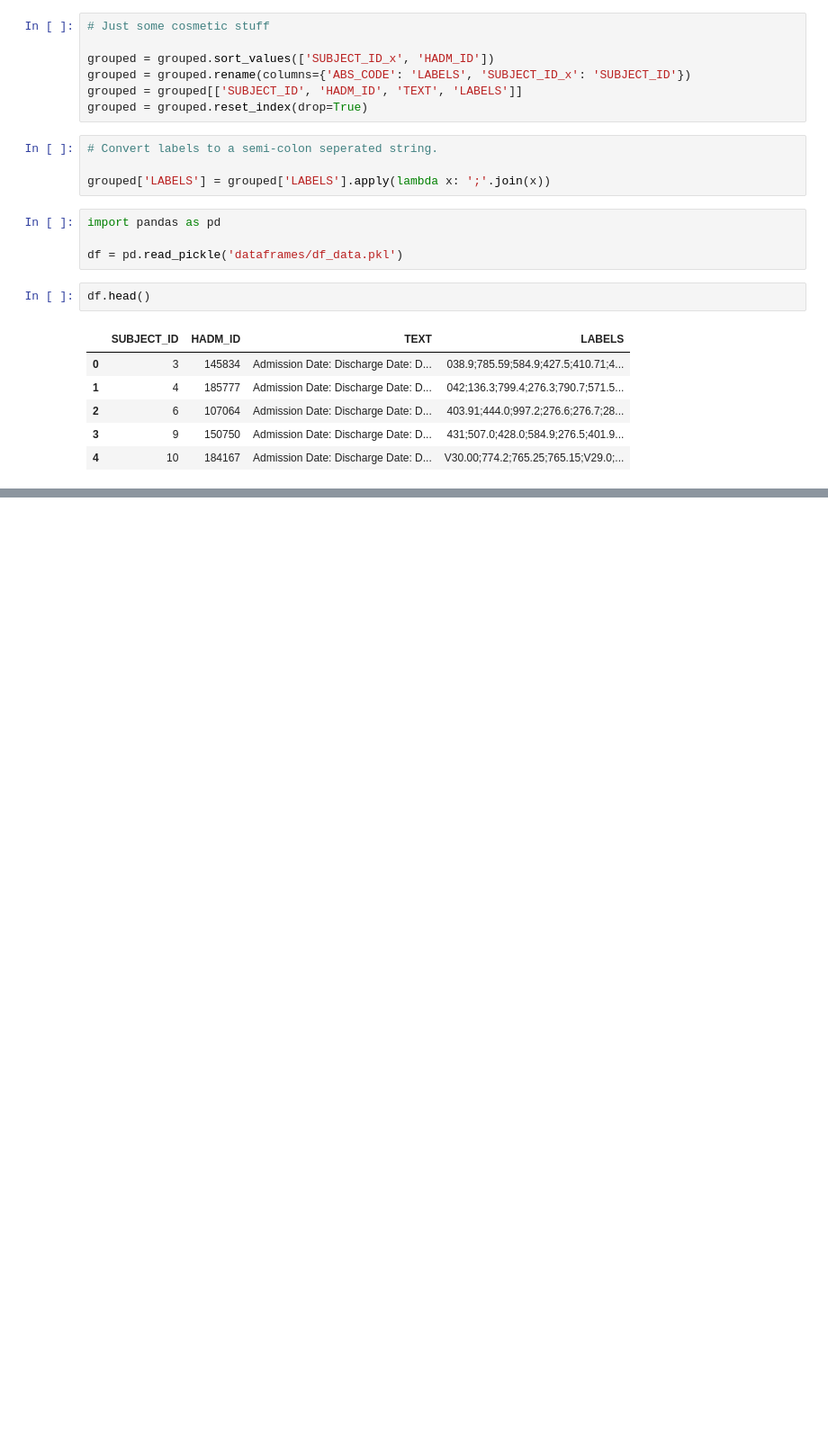
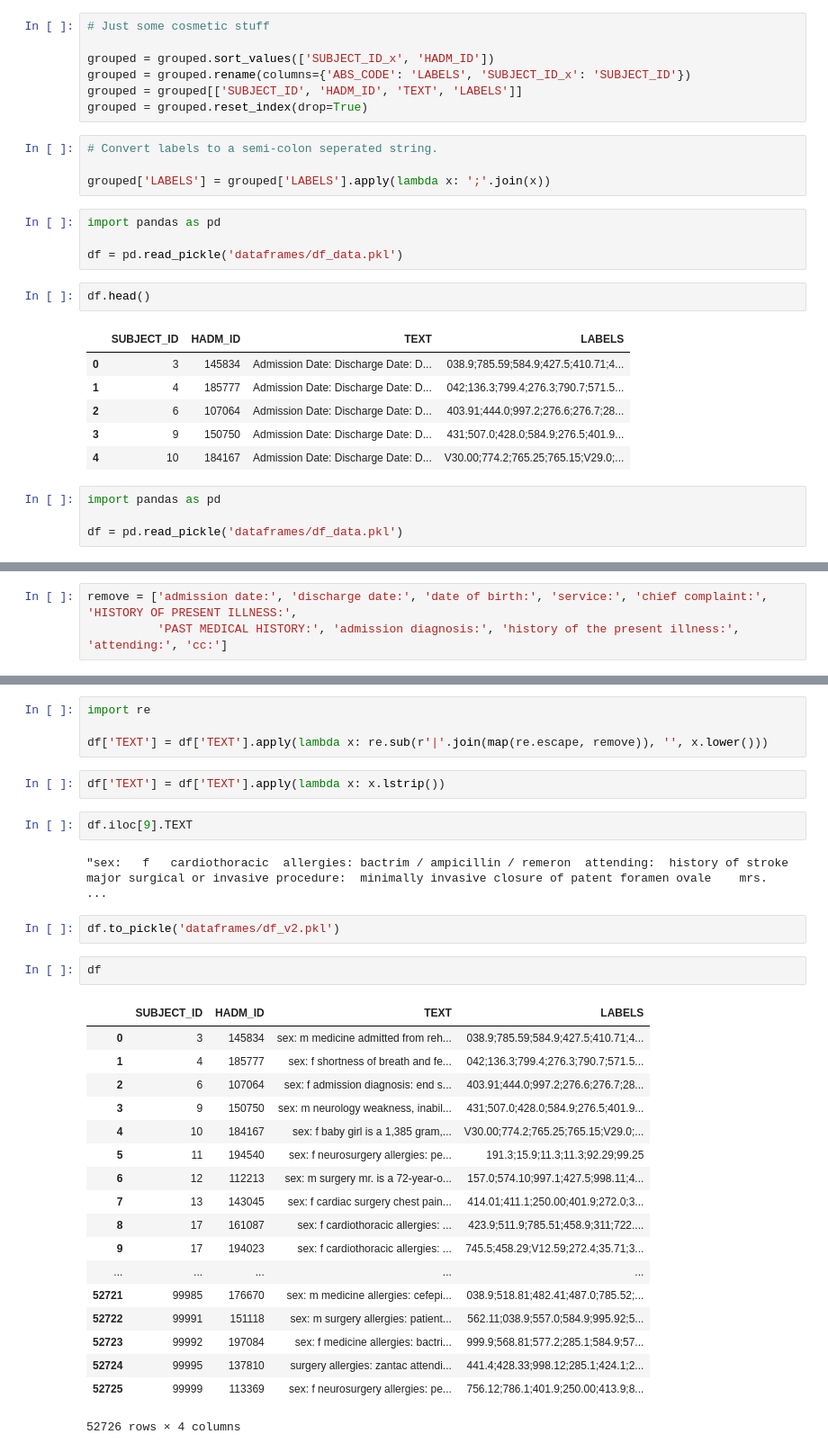
Before and after one commit to qvbit/medical-codes-prediction, a Jupyter notebook: analysis.ipynb, the cells around one changed output, grey strips where cells are left out. Shown at 90% size. Drawn from its saved outputs; the diff is of its cells as text; blank space fills up the shorter version.

```diff
--- a/analysis.ipynb
+++ b/analysis.ipynb
@@ -84,3 +84,7 @@ df.head()
 | 2 | 6 | 107064 | Admission Date: Discharge Date: D... | 403.91;444.0;997.2;276.6;276.7;28... |
 | 3 | 9 | 150750 | Admission Date: Discharge Date: D... | 431;507.0;428.0;584.9;276.5;401.9... |
 | 4 | 10 | 184167 | Admission Date: Discharge Date: D... | V30.00;774.2;765.25;765.15;V29.0;... |
+# %%
+import pandas as pd
+
+df = pd.read_pickle('dataframes/df_data.pkl')
@@ -86,0 +95,3 @@ df.head()
+# %%
+remove = ['admission date:', 'discharge date:', 'date of birth:', 'service:', 'chief complaint:', 'HISTORY OF PRESENT ILLNESS:',
+          'PAST MEDICAL HISTORY:', 'admission diagnosis:', 'history of the present illness:', 'attending:', 'cc:']
@@ -86,0 +110,33 @@ df.head()
+# %%
+import re
+
+df['TEXT'] = df['TEXT'].apply(lambda x: re.sub(r'|'.join(map(re.escape, remove)), '', x.lower()))
+# %%
+df['TEXT'] = df['TEXT'].apply(lambda x: x.lstrip())
+# %%
+df.iloc[9].TEXT
+# %% [output]
+"sex:   f   cardiothoracic  allergies: bactrim / ampicillin / remeron  attending:  history of stroke  major surgical or invasive procedure:  minimally invasive closure of patent foramen ovale    mrs.  ...
+# %%
+df.to_pickle('dataframes/df_v2.pkl')
+# %%
+df
+# %% [output]
+|  | SUBJECT_ID | HADM_ID | TEXT | LABELS |
+| 0 | 3 | 145834 | sex: m medicine admitted from reh... | 038.9;785.59;584.9;427.5;410.71;4... |
+| 1 | 4 | 185777 | sex: f shortness of breath and fe... | 042;136.3;799.4;276.3;790.7;571.5... |
+| 2 | 6 | 107064 | sex: f admission diagnosis: end s... | 403.91;444.0;997.2;276.6;276.7;28... |
+| 3 | 9 | 150750 | sex: m neurology weakness, inabil... | 431;507.0;428.0;584.9;276.5;401.9... |
+| 4 | 10 | 184167 | sex: f baby girl is a 1,385 gram,... | V30.00;774.2;765.25;765.15;V29.0;... |
+| 5 | 11 | 194540 | sex: f neurosurgery allergies: pe... | 191.3;15.9;11.3;11.3;92.29;99.25 |
+| 6 | 12 | 112213 | sex: m surgery mr. is a 72-year-o... | 157.0;574.10;997.1;427.5;998.11;4... |
+| 7 | 13 | 143045 | sex: f cardiac surgery chest pain... | 414.01;411.1;250.00;401.9;272.0;3... |
+| 8 | 17 | 161087 | sex: f cardiothoracic allergies: ... | 423.9;511.9;785.51;458.9;311;722.... |
+| 9 | 17 | 194023 | sex: f cardiothoracic allergies: ... | 745.5;458.29;V12.59;272.4;35.71;3... |
+| ... | ... | ... | ... | ... |
+| 52721 | 99985 | 176670 | sex: m medicine allergies: cefepi... | 038.9;518.81;482.41;487.0;785.52;... |
+| 52722 | 99991 | 151118 | sex: m surgery allergies: patient... | 562.11;038.9;557.0;584.9;995.92;5... |
+| 52723 | 99992 | 197084 | sex: f medicine allergies: bactri... | 999.9;568.81;577.2;285.1;584.9;57... |
+| 52724 | 99995 | 137810 | surgery allergies: zantac attendi... | 441.4;428.33;998.12;285.1;424.1;2... |
+| 52725 | 99999 | 113369 | sex: f neurosurgery allergies: pe... | 756.12;786.1;401.9;250.00;413.9;8... |
+52726 rows × 4 columns
```
Also changed, not shown: parts of 3 cells of this notebook, 8 other files.
